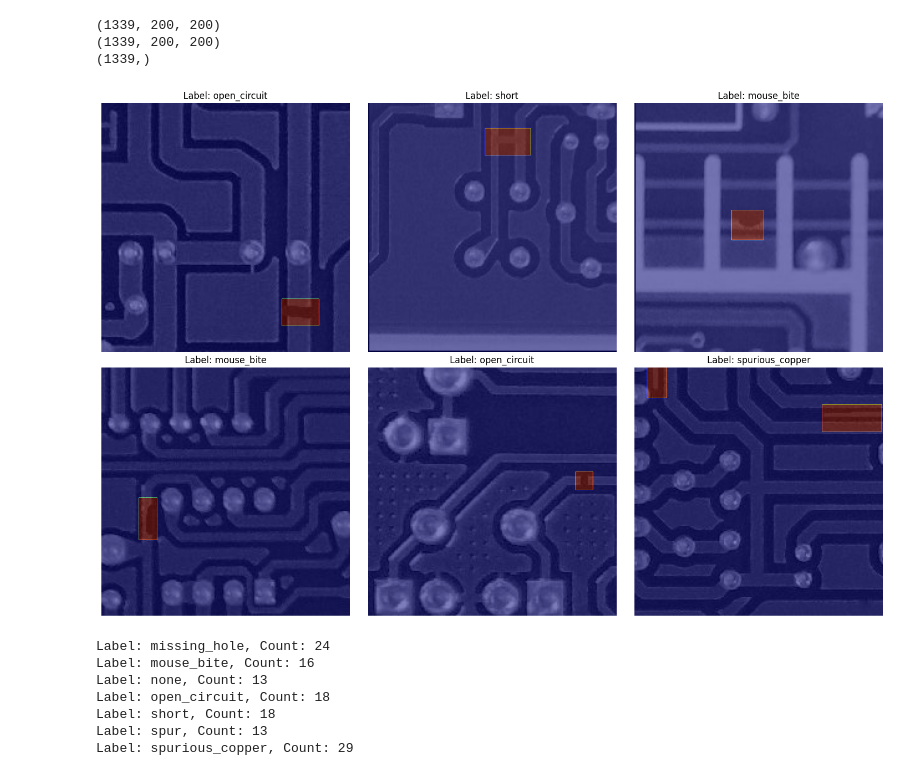
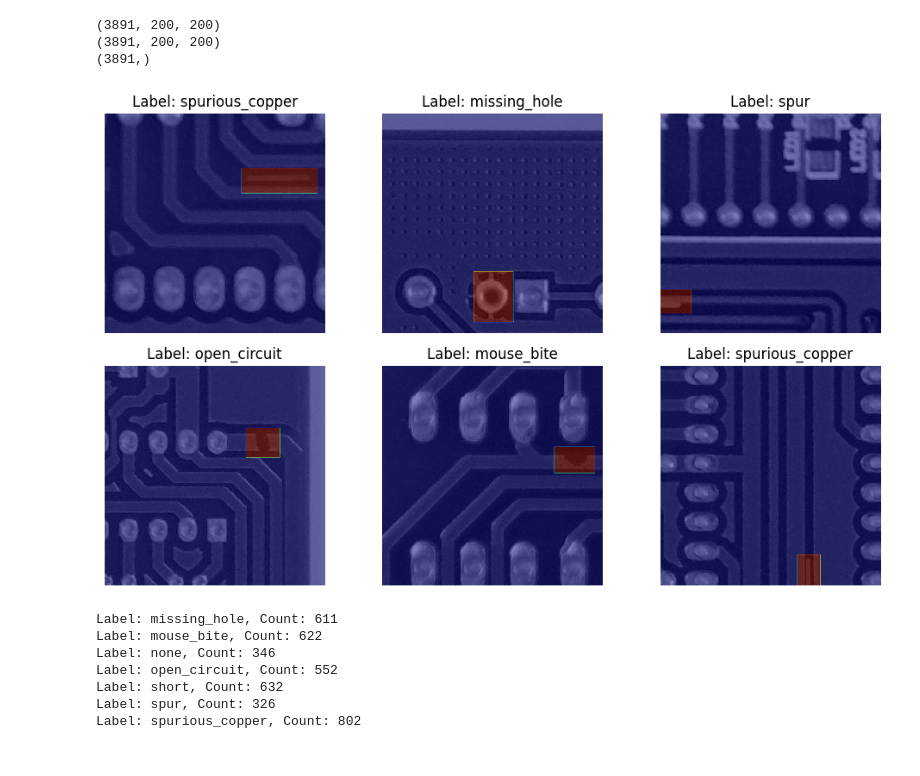
Before and after one commit to taubenus/PCB_Defects_Detection, a Jupyter notebook: notebooks/models/PCB_enhanced_unet_segmentation_classification.ipynb, the cells around one changed output. Drawn from its saved outputs; the diff is of its cells as text; code cells hidden in the pictures.

```diff
--- a/notebooks/models/PCB_enhanced_unet_segmentation_classification.ipynb
+++ b/notebooks/models/PCB_enhanced_unet_segmentation_classification.ipynb
@@ -126,7 +131,7 @@ cropped_images_int = []
 cropped_masks_int = []
 cropped_y_class_labels_int = []
 
-threshold = 130
+threshold = 210
 
 for image, mask, labels in zip(X_images, y_bounding_boxes, y_class_labels):
     for y in range(0, 600, new_size[0]):
@@ -144,20 +149,20 @@ for image, mask, labels in zip(X_images, y_bounding_boxes, y_class_labels):
                     cropped_masks_int.append(patch_mask)
                     cropped_y_class_labels_int.append("none")
 
-cropped_images_int = np.array(cropped_images_int)
-cropped_masks_int = np.array(cropped_masks_int)
+cropped_images = np.array(cropped_images_int)
+cropped_masks = np.array(cropped_masks_int)
 cropped_y_class_labels = np.array(cropped_y_class_labels_int)
 
-print(cropped_images_int.shape)
-print(cropped_masks_int.shape)
+print(cropped_images.shape)
+print(cropped_masks.shape)
 print(cropped_y_class_labels.shape)
 # %% [output]
-(1339, 200, 200)
-(1339, 200, 200)
-(1339,)
+(3891, 200, 200)
+(3891, 200, 200)
+(3891,)
 # %%
 def plot_images(images, masks, labels, num_samples=6):
-    _ , axes = plt.subplots(2, 3, figsize=(15, 10))
+    _ , axes = plt.subplots(2, 3, figsize=(10, 6))
     axes = axes.ravel()
     sample_indices = np.random.choice(len(images), num_samples, replace=False)
 
@@ -171,6 +176,6 @@ def plot_images(images, masks, labels, num_samples=6):
     plt.show()
 # %%
 # Plot random 6 images
-plot_images(cropped_images_int, cropped_masks_int, cropped_y_class_labels)
+plot_images(cropped_images, cropped_masks, cropped_y_class_labels)
 # %% [output]
-[figure, old version]
+[figure, new version]
@@ -185,13 +185,13 @@ unique_labels, label_counts = np.unique(cropped_y_class_labels, return_counts=Tr
 for label, count in zip(unique_labels, label_counts):
     print(f"Label: {label}, Count: {count}")
 # %% [output]
-Label: missing_hole, Count: 24
-Label: mouse_bite, Count: 16
-Label: none, Count: 13
-Label: open_circuit, Count: 18
-Label: short, Count: 18
-Label: spur, Count: 13
-Label: spurious_copper, Count: 29
+Label: missing_hole, Count: 611
+Label: mouse_bite, Count: 622
+Label: none, Count: 346
+Label: open_circuit, Count: 552
+Label: short, Count: 632
+Label: spur, Count: 326
+Label: spurious_copper, Count: 802
 # %%
 plt.figure(figsize=(6, 5))
 plt.bar(unique_labels, label_counts, color='skyblue')
```
Also changed, not shown: parts of 48 cells of this notebook, 1 other file.
